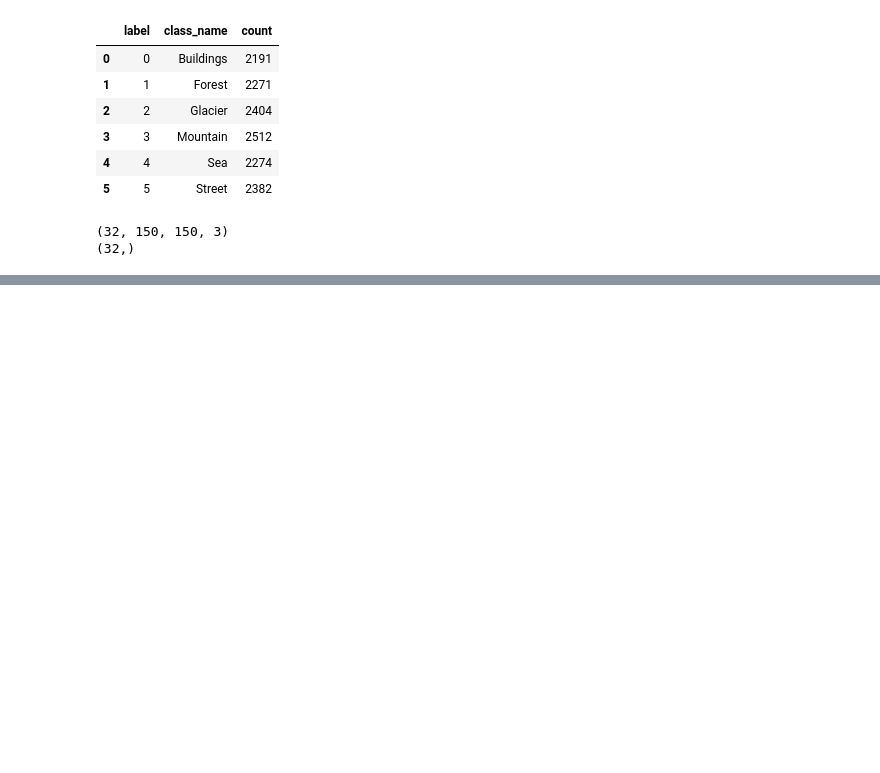
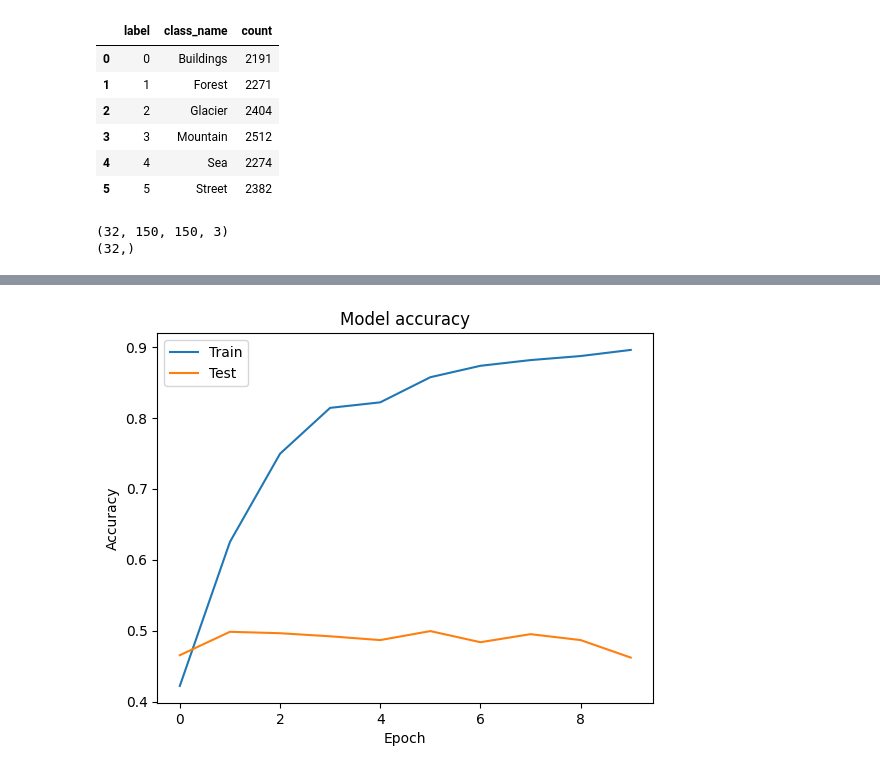
Before and after one commit to kale-sahil/intel-image-classification, a Jupyter notebook: Copy_of_Intel_Classification_Dataset.ipynb, the cells around one changed output, grey strips where cells are left out. Cells and saved outputs as stored; diff of their text form; code cells hidden in the pictures; blank space fills up the shorter version.

```diff
--- a/Copy_of_Intel_Classification_Dataset.ipynb
+++ b/Copy_of_Intel_Classification_Dataset.ipynb
@@ -676,0 +220,9 @@ demo.launch()
+# %%
+def model_accuracy(model_name):
+  plt.plot(model_name.history['accuracy'])
+  plt.plot(model_name.history['val_accuracy'])
+  plt.title('Model accuracy')
+  plt.ylabel('Accuracy')
+  plt.xlabel('Epoch')
+  plt.legend(['Train', 'Test'], loc='upper left')
+  plt.show()
@@ -676,0 +244,18 @@ demo.launch()
+# %%
+model1 = Models.Sequential()
+
+#Convolution
+model1.add(Layers.Conv2D(200, kernel_size=(5,5),activation='relu',input_shape=(150,150,3)))
+model1.add(Layers.MaxPool2D(5,5))
+model1.add(Layers.Flatten())
+
+#ANN
+model1.add(Layers.Dense(180,activation='relu'))
+
+#O/P Layer 6 becuase - 6 classes
+model1.add(Layers.Dense(6,activation='softmax'))
+
+# compiling the model and adding the optimizer
+model1.compile(optimizer = Adam(learning_rate = 0.001), loss = 'sparse_categorical_crossentropy', metrics=['accuracy'])
+
+model1.summary()
@@ -676,0 +283,3 @@ demo.launch()
+# %%
+# fitting the model
+trained_model1 = model1.fit(df_train, validation_data = df_test, batch_size=32, validation_split=0.3, epochs =10)
@@ -676,0 +307,4 @@ demo.launch()
+# %%
+model_accuracy(trained_model1)
+# %% [output]
+[figure, added]
```
Also changed, not shown: parts of 79 cells of this notebook.
